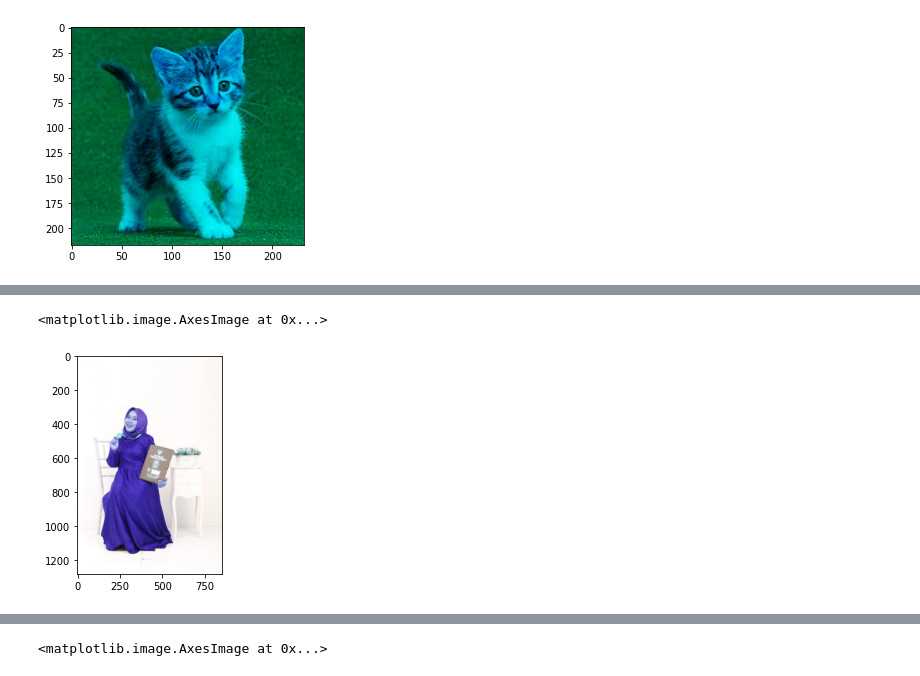
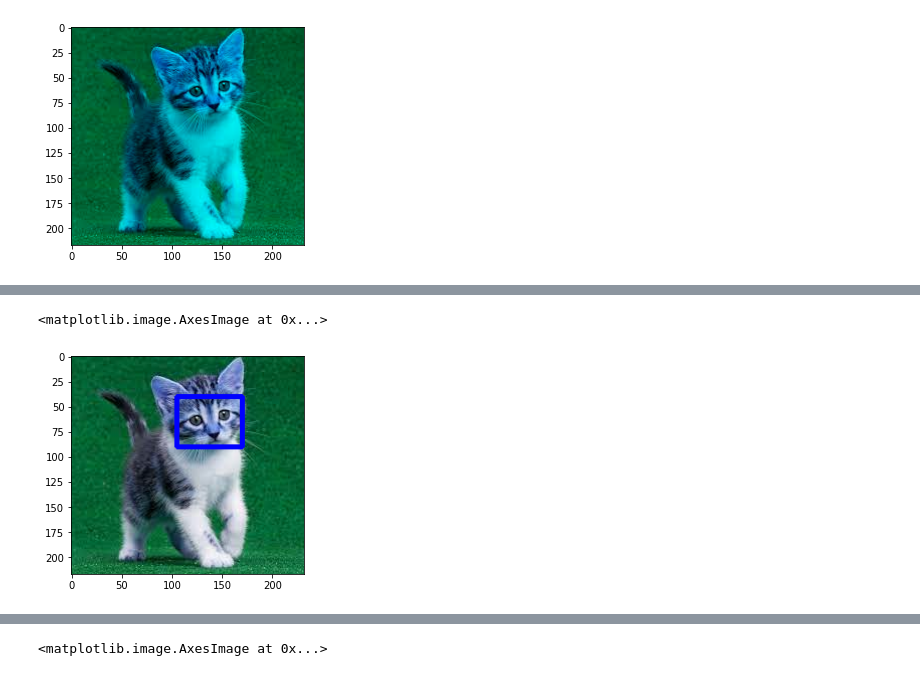
Before and after one commit to mmillania/PCVK_Genap_2021, a Jupyter notebook: Week2.ipynb, the cells around one changed output, grey strips where cells are left out. Saved outputs shown, nothing was run; the diff lists cells and outputs as text; code cells hidden in the pictures.

```diff
--- a/Week2.ipynb
+++ b/Week2.ipynb
@@ -206,7 +217,10 @@ ax.imshow(img_t)
 # %%
-# 6. Buat rectangle dan circle pada bagian wajah dari image kitten!
-img_f = cv.imread('/content/drive/MyDrive/PCVK_MM/me.jpg')
-plt.imshow(img_f)
+#Tugas 6
+#Buat rectangle dan circle pada bagian wajah dari image kitten!
+
+img_a = cv.imread('/content/drive/MyDrive/PCVK_MM/kitten.jpg')
+cv.rectangle(img_a,pt1=(105,90),pt2=(170,40),color=(0,0,255),thickness=3)
+plt.imshow(img_a)
 # %% [output]
 <matplotlib.image.AxesImage at 0x...>
-[figure, old version]
+[figure, new version]
```
Also changed, not shown: parts of 10 cells of this notebook.
